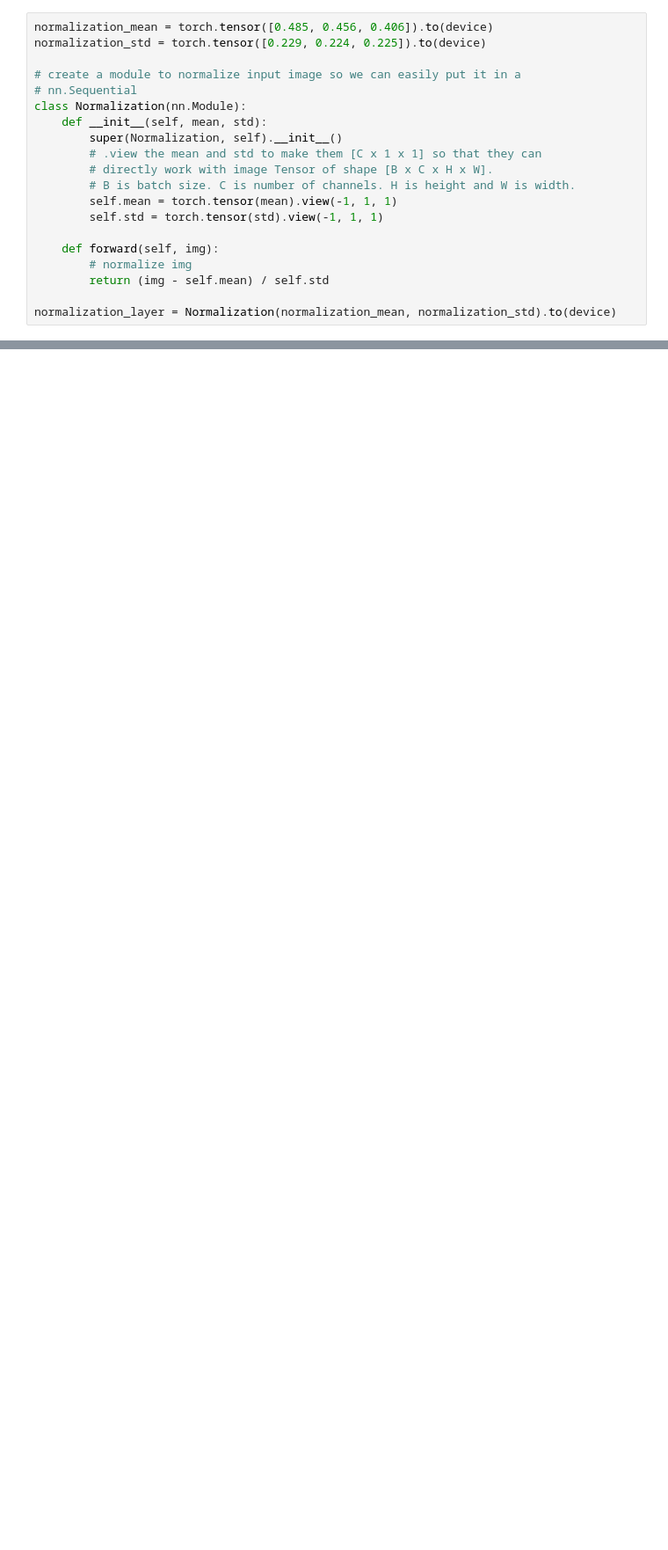
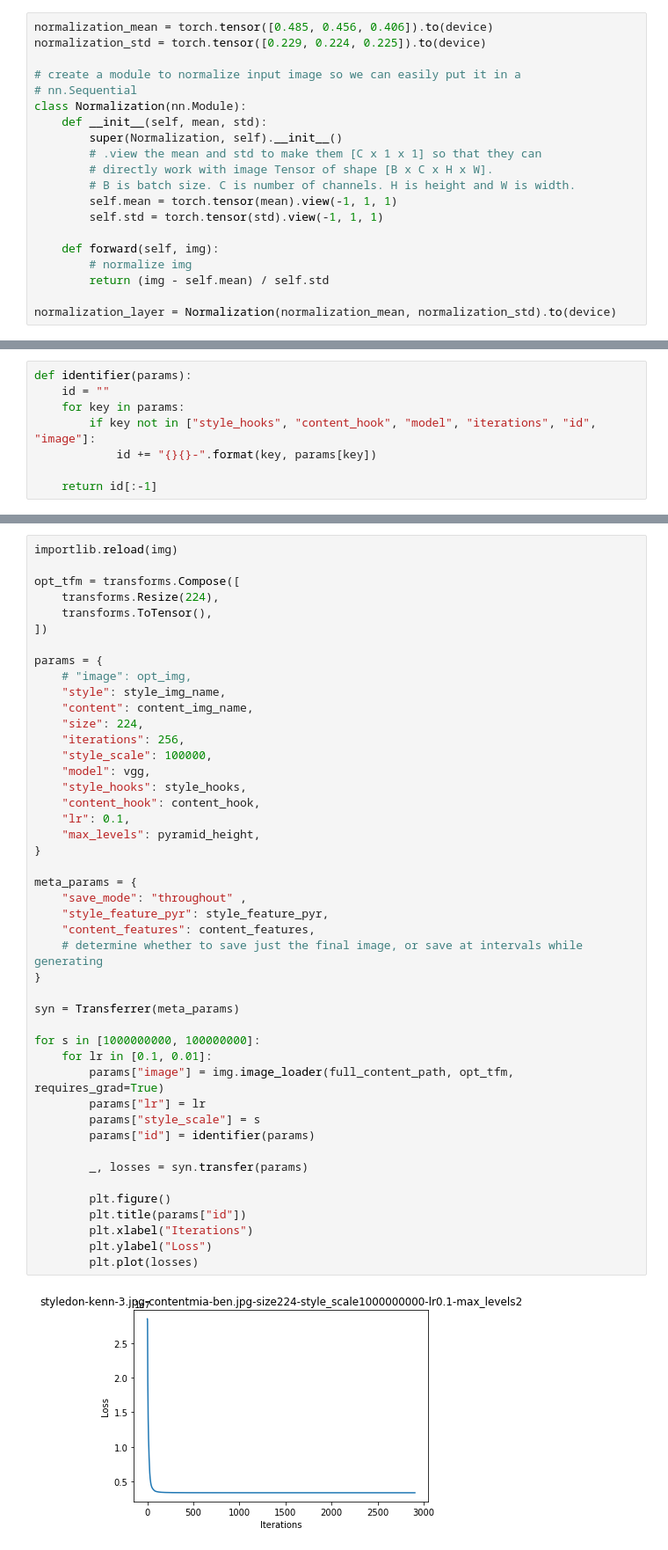
Before and after one commit to Lewington-pitsos/neural_synthesis, a Jupyter notebook: transfer.ipynb, the cells around one changed output, grey strips where cells are left out. Shown at 88% size. Saved outputs shown, nothing was run; the diff lists cells and outputs as text; blank space fills up the shorter version.

```diff
--- a/transfer.ipynb
+++ b/transfer.ipynb
@@ -355,0 +221,8 @@ stylesketch.jpg-contentduterte-4.jpeg-size224-blur5-scale10000000-lr0.1-max_leve
+# %%
+def identifier(params):
+    id = ""
+    for key in params:
+        if key not in ["style_hooks", "content_hook", "model", "iterations", "id", "image"]:
+            id += "{}{}-".format(key, params[key])
+
+    return id[:-1]
@@ -355,0 +350,47 @@ stylesketch.jpg-contentduterte-4.jpeg-size224-blur5-scale10000000-lr0.1-max_leve
+# %%
+importlib.reload(img)
+
+opt_tfm = transforms.Compose([
+    transforms.Resize(224),
+    transforms.ToTensor(),
+])
+
+params = {
+    # "image": opt_img,
+    "style": style_img_name,
+    "content": content_img_name,
+    "size": 224,
+    "iterations": 256,
+    "style_scale": 100000,
+    "model": vgg,
+    "style_hooks": style_hooks,
+    "content_hook": content_hook,
+    "lr": 0.1,
+    "max_levels": pyramid_height,
+}
+
+meta_params = {
+    "save_mode": "throughout" ,
+    "style_feature_pyr": style_feature_pyr,
+    "content_features": content_features,
+    # determine whether to save just the final image, or save at intervals while generating
+}
+
+syn = Transferrer(meta_params)
+
+for s in [1000000000, 100000000]:
+    for lr in [0.1, 0.01]:
+        params["image"] = img.image_loader(full_content_path, opt_tfm, requires_grad=True)
+        params["lr"] = lr
+        params["style_scale"] = s
+        params["id"] = identifier(params)
+
+        _, losses = syn.transfer(params)
+
+        plt.figure()
+        plt.title(params["id"])
+        plt.xlabel("Iterations")
+        plt.ylabel("Loss")
+        plt.plot(losses)
+# %% [output]
+[figure, added]
```
Also changed, not shown: parts of 45 cells of this notebook, 3 other files.
